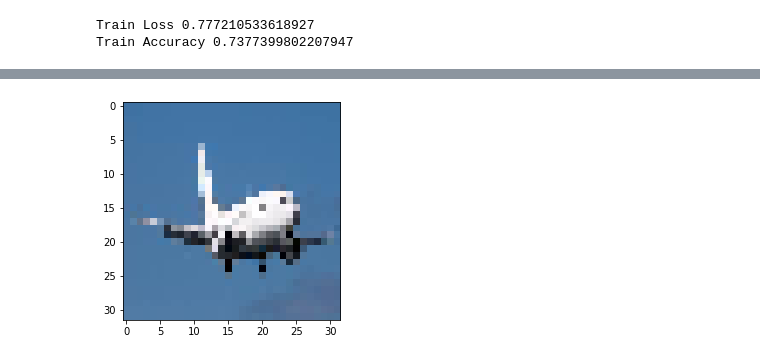
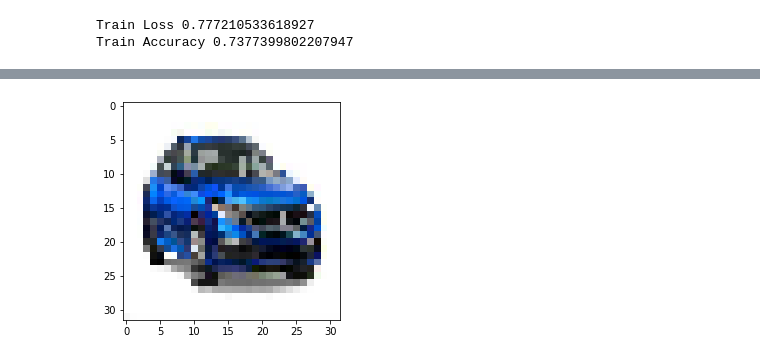
Before and after one commit to DinhQuocTuan0108/Bai-tap, a Jupyter notebook: BUOI7.ipynb, the cells around one changed output, grey strips where cells are left out. Cells and saved outputs as stored; diff of their text form; code cells hidden in the pictures.

```diff
--- a/BUOI7.ipynb
+++ b/BUOI7.ipynb
@@ -121,7 +121,7 @@ Train Accuracy 0.7377399802207947
 from keras.model import load_model
 model00=load_model("CIFAR10.h5")
 # %%
-img = load_img('/27.jpg',target_size=(32,32,3))
+img = load_img('/1.jpg',target_size=(32,32,3))
 plt.imshow(img)
 img=img_to_array(img)
 img=img.reshape(1,32*32*3)
@@ -155 +155 @@ ship
-[figure, old version]
+[figure, new version]
```
Also changed, not shown: parts of 1 cell of this notebook.
